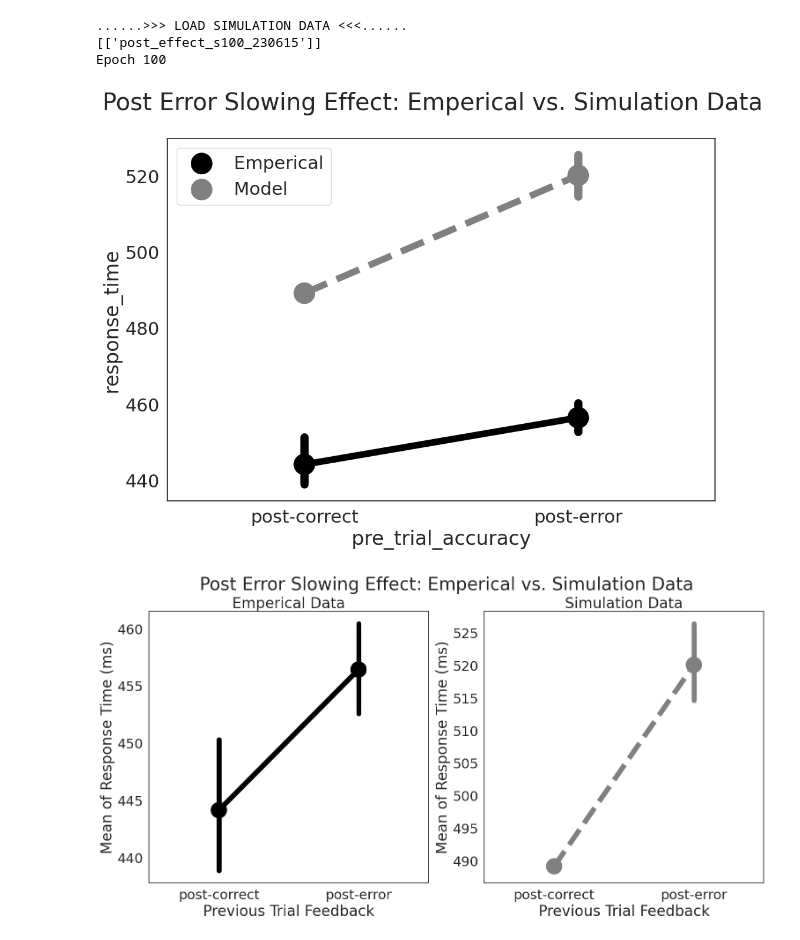
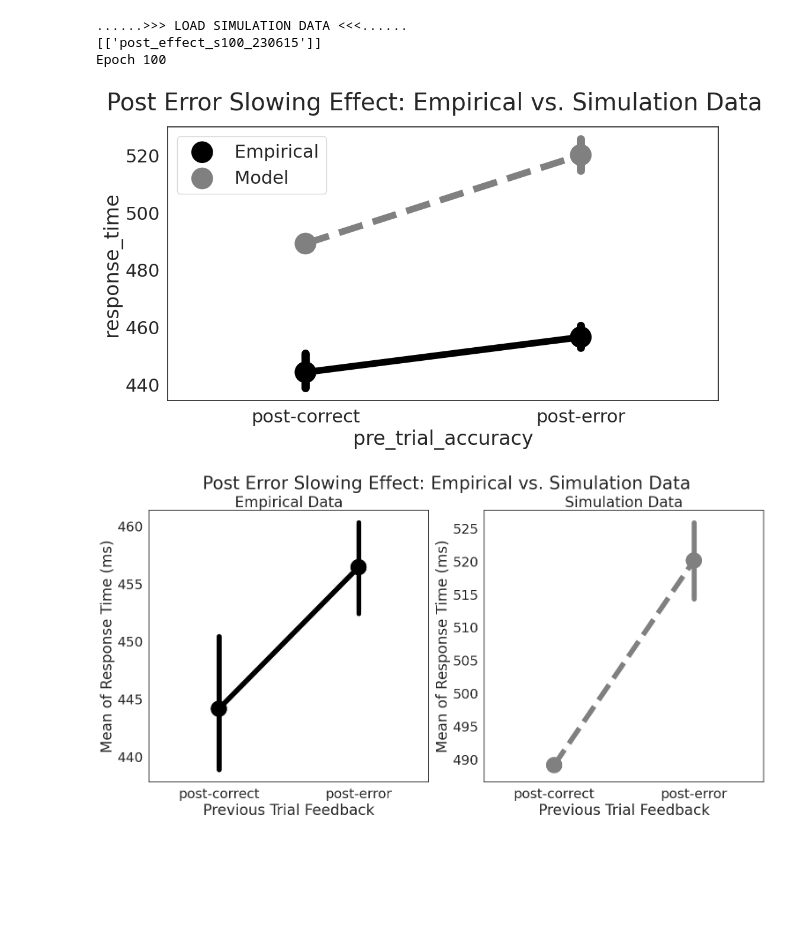
Before and after one commit to yangyuxue2333/ACTR-Simon-Re, a Jupyter notebook: analysis/test_post_error.ipynb, the cells around one changed output. Drawn from its saved outputs; the diff is of its cells as text; code cells hidden in the pictures; blank space fills up the shorter version.

Commit message:
figure updates

```diff
--- a/analysis/test_post_error.ipynb
+++ b/analysis/test_post_error.ipynb
@@ -31,13 +31,13 @@ df_bokesem_post = pd.DataFrame({'interval':(1,2,3,4,5,6,7),
 # %%
 df_model['response_time'] = df_model['response_time'] * 1000
 # %%
-fig, ax = plt.subplots(1, figsize=(12,8))
-fig.suptitle('Post Error Slowing Effect: Emperical vs. Simulation Data')
-sns.pointplot(data=df_bokesem_post, x='pre_trial_accuracy', y='response_time', order=['post-correct', 'post-error'], color='black', linestyles='-', scale=1.5, errwidth=10, join=True, label='Emperical', ax=ax)
+fig, ax = plt.subplots(1, figsize=(12,6))
+fig.suptitle('Post Error Slowing Effect: Empirical vs. Simulation Data')
+sns.pointplot(data=df_bokesem_post, x='pre_trial_accuracy', y='response_time', order=['post-correct', 'post-error'], color='black', linestyles='-', scale=1.5, errwidth=10, join=True, label='Empirical', ax=ax)
 sns.pointplot(data=df_model, x='pre_trial_accuracy', y='response_time', order=['post-correct', 'post-error'], color='gray', linestyles='--', scale=1.5, errwidth=10, label='Model', ax=ax)
 ax.legend()
 plt.show()
 # %% [output]
-[figure, old version]
+[figure, new version]
 # %%
 fig, axes = plt.subplots(1,2, figsize=(18,8))
```
Also changed, not shown: parts of 2 cells of this notebook, 2 other files.
